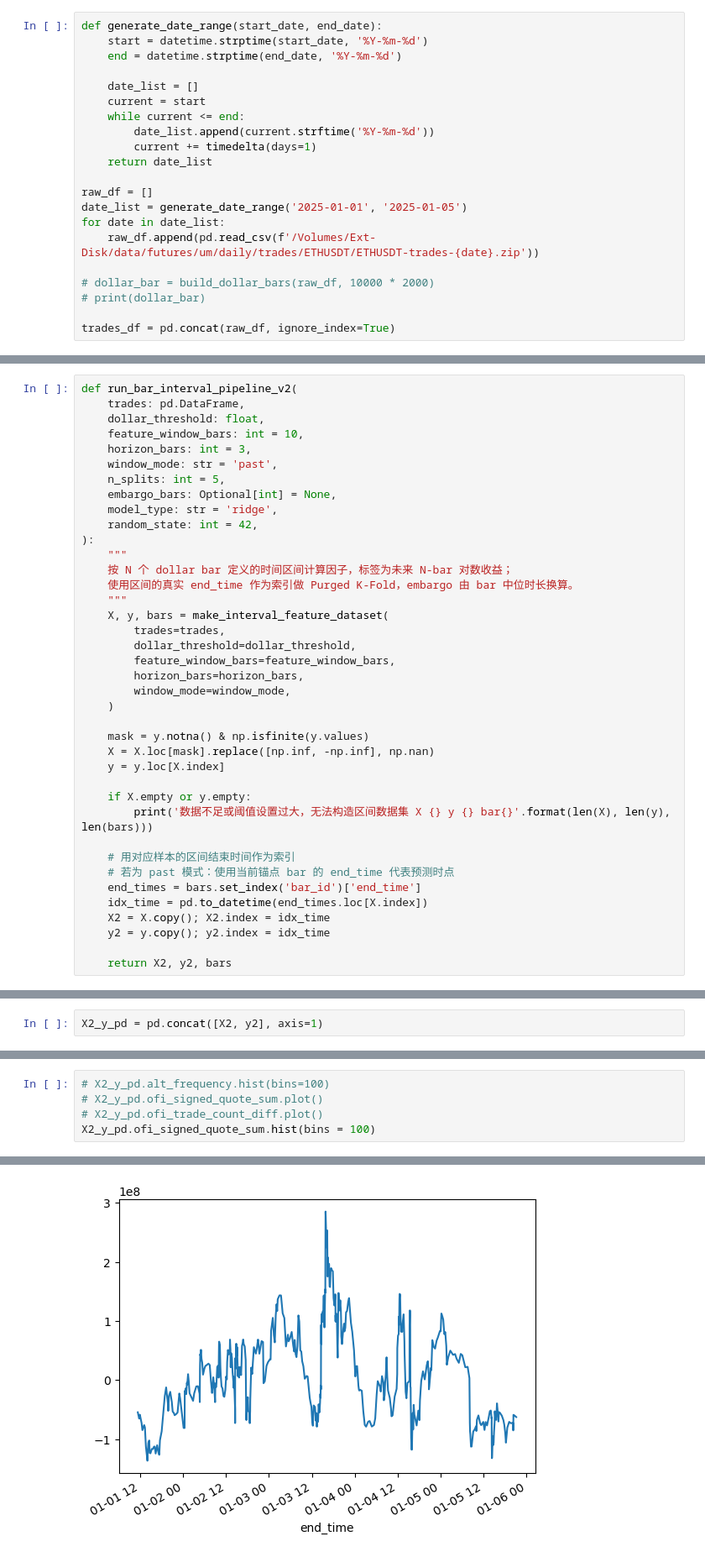
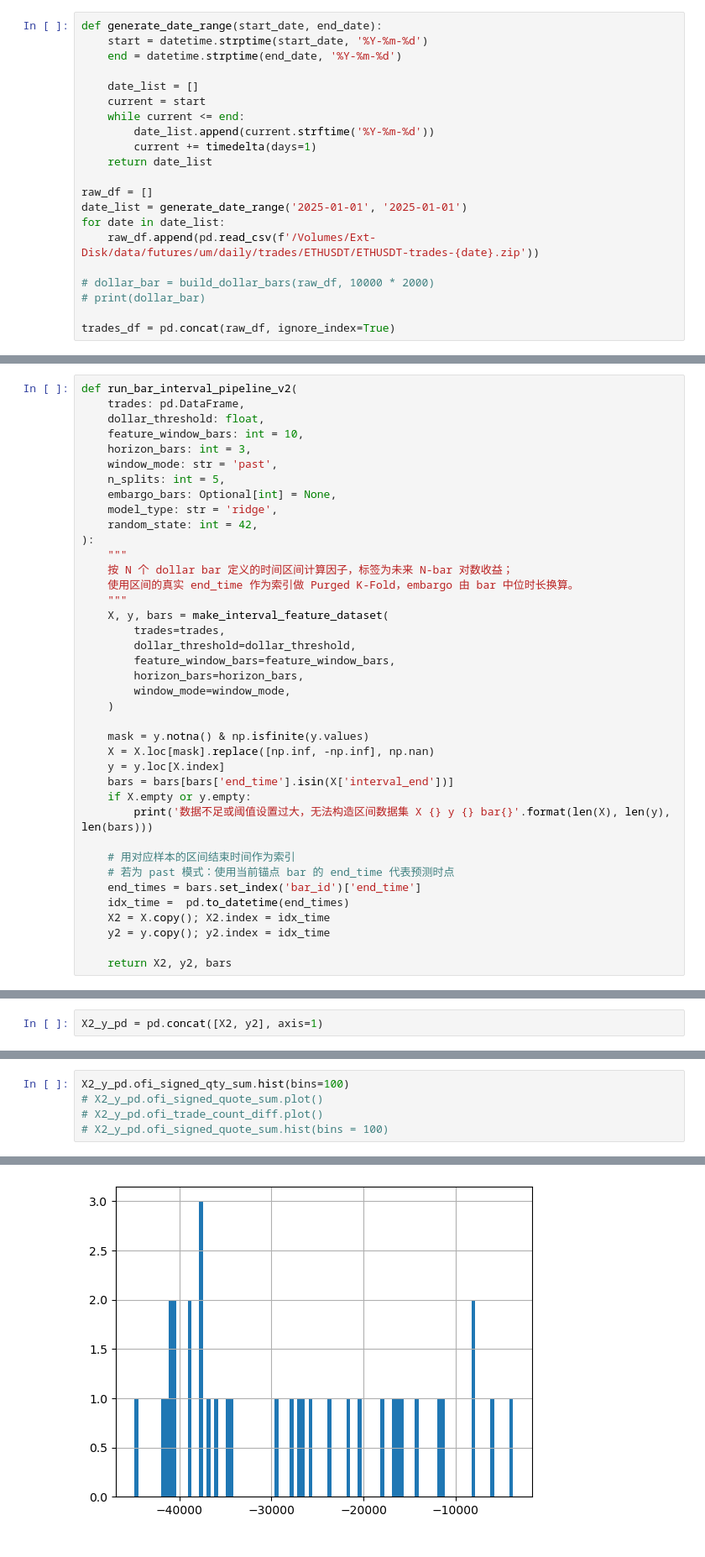
Before and after one commit to aamingaa/crypto-trade, a Jupyter notebook: strategy/fusion/hourly_pipeline.ipynb, the cells around one changed output, grey strips where cells are left out. Shown at 84% size. Drawn from its saved outputs; the diff is of its cells as text.

```diff
--- a/strategy/fusion/hourly_pipeline.ipynb
+++ b/strategy/fusion/hourly_pipeline.ipynb
@@ -1075,7 +838,7 @@ def generate_date_range(start_date, end_date):
     return date_list
 
 raw_df = []
-date_list = generate_date_range('2025-01-01', '2025-01-05')
+date_list = generate_date_range('2025-01-01', '2025-01-01')
 for date in date_list:
     raw_df.append(pd.read_csv(f'/Volumes/Ext-Disk/data/futures/um/daily/trades/ETHUSDT/ETHUSDT-trades-{date}.zip'))
 
@@ -1193,14 +956,14 @@ def run_bar_interval_pipeline_v2(
     mask = y.notna() & np.isfinite(y.values)
     X = X.loc[mask].replace([np.inf, -np.inf], np.nan)
     y = y.loc[X.index]
-
+    bars = bars[bars['end_time'].isin(X['interval_end'])]
     if X.empty or y.empty:
         print('数据不足或阈值设置过大，无法构造区间数据集 X {} y {} bar{}'.format(len(X), len(y), len(bars)))
 
     # 用对应样本的区间结束时间作为索引
     # 若为 past 模式：使用当前锚点 bar 的 end_time 代表预测时点
     end_times = bars.set_index('bar_id')['end_time']
-    idx_time = pd.to_datetime(end_times.loc[X.index])
+    idx_time =  pd.to_datetime(end_times)
     X2 = X.copy(); X2.index = idx_time
     y2 = y.copy(); y2.index = idx_time
 
@@ -1284,6 +1115,6 @@ X2_y_pd.ofi_signed_quote_sum.plot()
 # %%
-# X2_y_pd.alt_frequency.hist(bins=100)
+X2_y_pd.ofi_signed_qty_sum.hist(bins=100)
 # X2_y_pd.ofi_signed_quote_sum.plot()
 # X2_y_pd.ofi_trade_count_diff.plot()
-X2_y_pd.ofi_signed_quote_sum.hist(bins = 100)
+# X2_y_pd.ofi_signed_quote_sum.hist(bins = 100)
 # %% [output]
@@ -1291,2 +1122,2 @@ X2_y_pd.ofi_signed_quote_sum.hist(bins = 100)
-[figure, old version]
+[figure, new version]
 # %%
```
Also changed, not shown: parts of 14 cells of this notebook, 1 other file.
